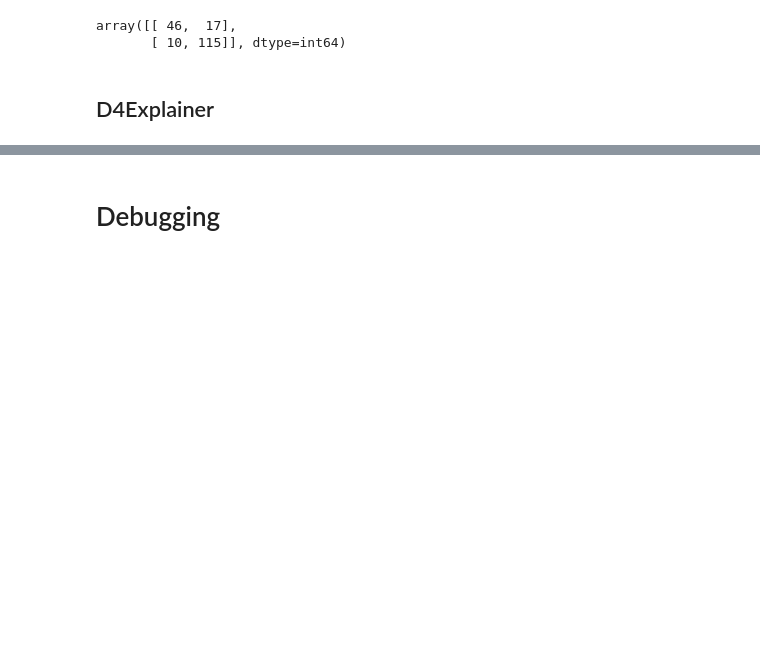
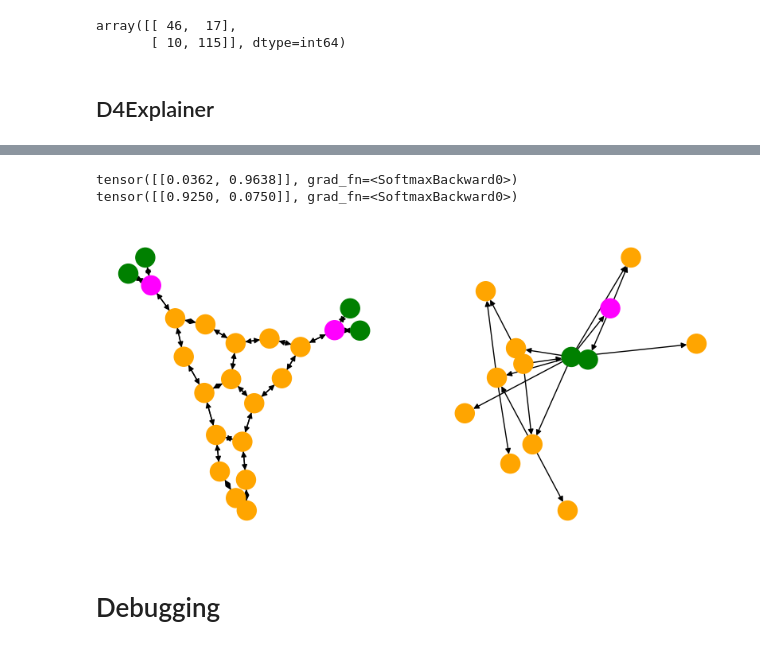
Before and after one commit to Tiny-Quant/SuperTest, a Jupyter notebook: coding/technical-details/main-notebook.ipynb, the cells around one changed output, grey strips where cells are left out. Saved outputs shown, nothing was run; the diff lists cells and outputs as text; code cells hidden in the pictures; blank space fills up the shorter version.

```diff
--- a/coding/technical-details/main-notebook.ipynb
+++ b/coding/technical-details/main-notebook.ipynb
@@ -366,2 +432,34 @@ tensor([[0.7762, 0.2238]], grad_fn=<SoftmaxBackward0>) tensor([[0.3045, 0.6955]]
+# %%
+# Like figure 5 on page 9.
+
+test_graph_1 = pyg.data.Batch.from_data_list([test_data_list_1[5]])
+print(torch.softmax(explainee(test_graph_1), dim=-1))
+
+noised_graph = forward_diffusion_sample(test_graph_1, torch.tensor([T-1]))
+_, pred_graph = model_denoise_CF(noised_graph, torch.tensor([T-1]))
+print(torch.softmax(explainee(pred_graph), dim=-1))
+pred_graph.edge_attr = torch.bernoulli(pred_graph.edge_attr)
+
+test_graph_1.edge_index = pygm.utils.dense_to_sparse(
+    test_graph_1.edge_attr.reshape(max_num_nodes, max_num_nodes)
+)[0].transpose(0, 1)
+test_graph_1 = clean_graph(test_graph_1)
+test_graph_1_colors = color_palette[torch.argmax(test_graph_1.x, dim=1)]
+test_graph_1_nx = pyg.utils.to_networkx(test_graph_1)
+
+pred_graph.edge_index = pygm.utils.dense_to_sparse(
+    pred_graph.edge_attr.reshape(max_num_nodes, max_num_nodes)
+)[0].transpose(0, 1)
+pred_graph = clean_graph(pred_graph)
+pred_graph_colors = color_palette[torch.argmax(pred_graph.x, dim=1)]
+pred_graph_nx = pyg.utils.to_networkx(pred_graph)
+
+fig, axes = plt.subplots(1, 2, figsize=(10, 5))
+nx.draw(test_graph_1_nx, node_color=test_graph_1_colors, ax=axes[0])
+nx.draw(pred_graph_nx, node_color=pred_graph_colors, ax=axes[1])
+# %% [output]
+tensor([[0.0362, 0.9638]], grad_fn=<SoftmaxBackward0>)
+tensor([[0.9250, 0.0750]], grad_fn=<SoftmaxBackward0>)
+[figure, added]
 # %% [markdown]
 # Debugging
```
Also changed, not shown: parts of 7 cells of this notebook, 2 other files.
